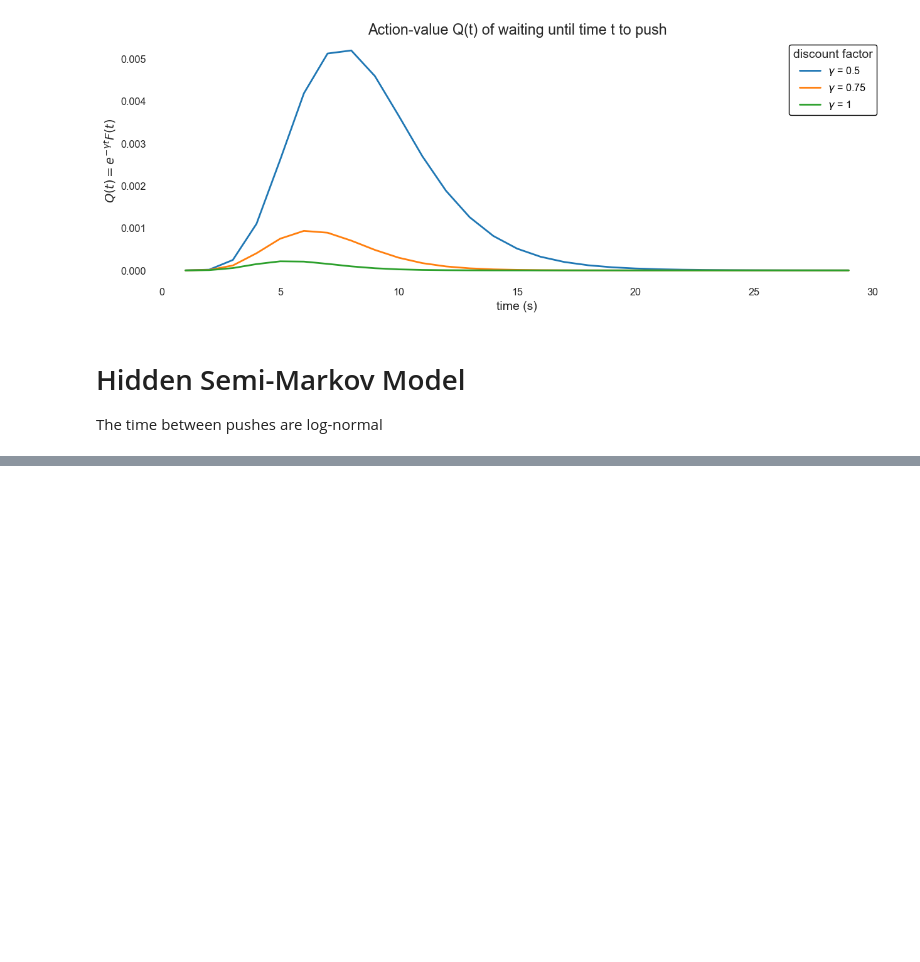
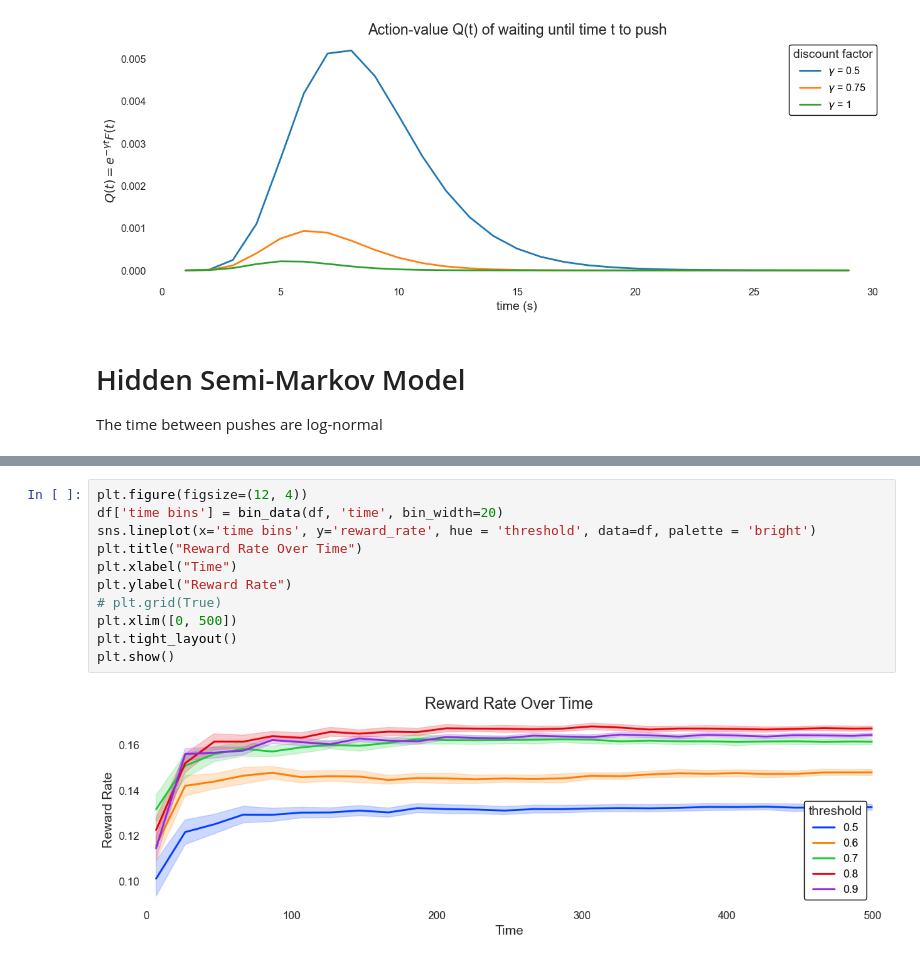
Before and after one commit to XaqLab/Foraging, a Jupyter notebook: notebooks/Behavioral Modeling.ipynb, the cells around one changed output, grey strips where cells are left out. Cells and saved outputs as stored; diff of their text form; blank space fills up the shorter version.

```diff
--- a/notebooks/Behavioral Modeling.ipynb
+++ b/notebooks/Behavioral Modeling.ipynb
@@ -137,0 +275,13 @@ The time between pushes are log-normal
+# %%
+plt.figure(figsize=(12, 4))
+df['time bins'] = bin_data(df, 'time', bin_width=20)
+sns.lineplot(x='time bins', y='reward_rate', hue = 'threshold', data=df, palette = 'bright')
+plt.title("Reward Rate Over Time")
+plt.xlabel("Time")
+plt.ylabel("Reward Rate")
+# plt.grid(True)
+plt.xlim([0, 500])
+plt.tight_layout()
+plt.show()
+# %% [output]
+[figure, added]
```
Also changed, not shown: parts of 15 cells of this notebook, 8 other files.
